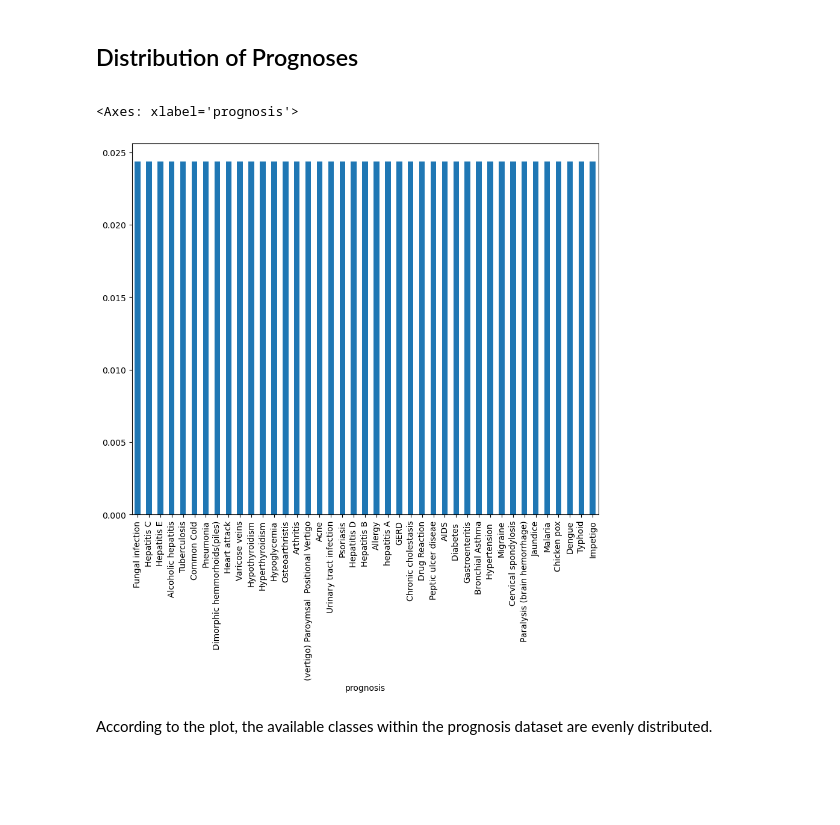
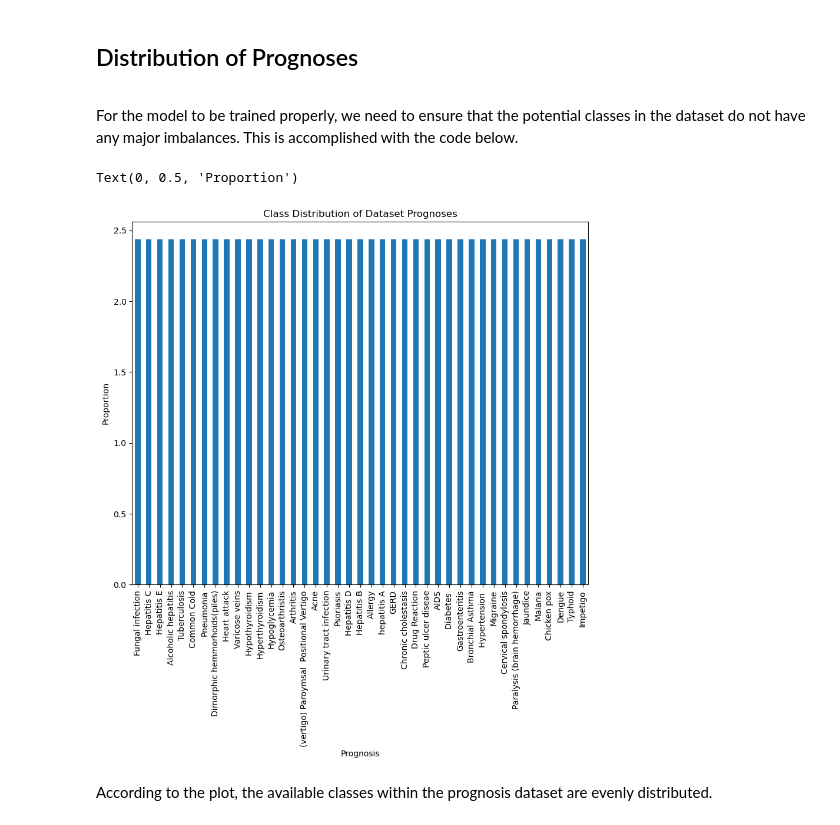
Before and after one commit to franklinen/disease_prediction, a Jupyter notebook: exploratory_analysis.ipynb, the cells around one changed output. Cells and saved outputs as stored; diff of their text form; code cells hidden in the pictures; blank space fills up the shorter version.

Commit message:
more changes to the explore file, included melted data as csv

```diff
--- a/exploratory_analysis.ipynb
+++ b/exploratory_analysis.ipynb
@@ -106,11 +107,16 @@ The dataset has 0 columns with missing values present.
 # %% [markdown]
 ## Distribution of Prognoses
 <a id="distribution-of-prognoses"></a>
+# %% [markdown]
+For the model to be trained properly, we need to ensure that the potential classes in the dataset do not have any major imbalances. This is accomplished with the code below.
 # %%
-train_data['prognosis'].value_counts(normalize=True).plot(kind='bar', figsize=(10,8))
+(train_data['prognosis'].value_counts(normalize=True) *100).plot(kind='bar', figsize=(10,8))
+plt.title("Class Distribution of Dataset Prognoses")
+plt.xlabel("Prognosis")
+plt.ylabel("Proportion")
 # %% [output]
-<Axes: xlabel='prognosis'>
+Text(0, 0.5, 'Proportion')
-[figure, old version]
+[figure, new version]
 # %% [markdown]
 According to the plot, the available classes within the prognosis dataset are evenly distributed.
 # %% [markdown]
```
Also changed, not shown: parts of 5 cells of this notebook, 1 other file.
